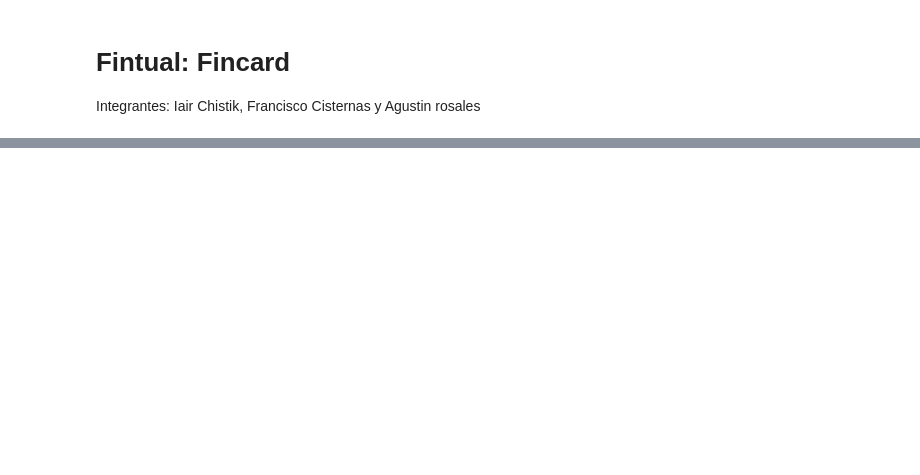
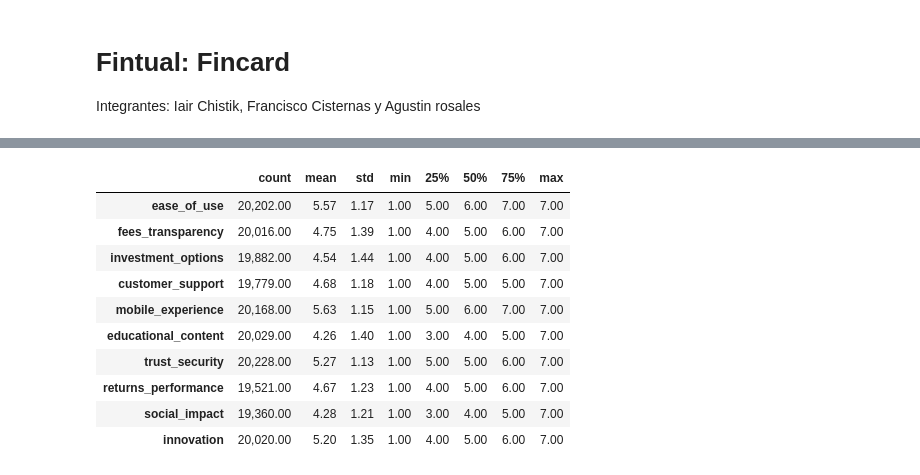
Before and after one commit to fcisternasg/fintual-card-marketing-analytics, a Jupyter notebook: Taller_Fintual.ipynb, the cells around one changed output, grey strips where cells are left out. Saved outputs shown, nothing was run; the diff lists cells and outputs as text; code cells hidden in the pictures; blank space fills up the shorter version.

```diff
--- a/Taller_Fintual.ipynb
+++ b/Taller_Fintual.ipynb
@@ -33,0 +81,15 @@ El dataset 'caracteristicas' tiene 12000 filas y 11 columnas.
+# %%
+# Estadisticos percepcion
+fintual_percepcion.describe().T
+# %% [output]
+|  | count | mean | std | min | 25% | 50% | 75% | max |
+| ease_of_use | 20,202.00 | 5.57 | 1.17 | 1.00 | 5.00 | 6.00 | 7.00 | 7.00 |
+| fees_transparency | 20,016.00 | 4.75 | 1.39 | 1.00 | 4.00 | 5.00 | 6.00 | 7.00 |
+| investment_options | 19,882.00 | 4.54 | 1.44 | 1.00 | 4.00 | 5.00 | 6.00 | 7.00 |
+| customer_support | 19,779.00 | 4.68 | 1.18 | 1.00 | 4.00 | 5.00 | 5.00 | 7.00 |
+| mobile_experience | 20,168.00 | 5.63 | 1.15 | 1.00 | 5.00 | 6.00 | 7.00 | 7.00 |
+| educational_content | 20,029.00 | 4.26 | 1.40 | 1.00 | 3.00 | 4.00 | 5.00 | 7.00 |
+| trust_security | 20,228.00 | 5.27 | 1.13 | 1.00 | 5.00 | 5.00 | 6.00 | 7.00 |
+| returns_performance | 19,521.00 | 4.67 | 1.23 | 1.00 | 4.00 | 5.00 | 6.00 | 7.00 |
+| social_impact | 19,360.00 | 4.28 | 1.21 | 1.00 | 3.00 | 4.00 | 5.00 | 7.00 |
+| innovation | 20,020.00 | 5.20 | 1.35 | 1.00 | 4.00 | 5.00 | 6.00 | 7.00 |
```
Also changed, not shown: parts of 7 cells of this notebook, 1 other file.
